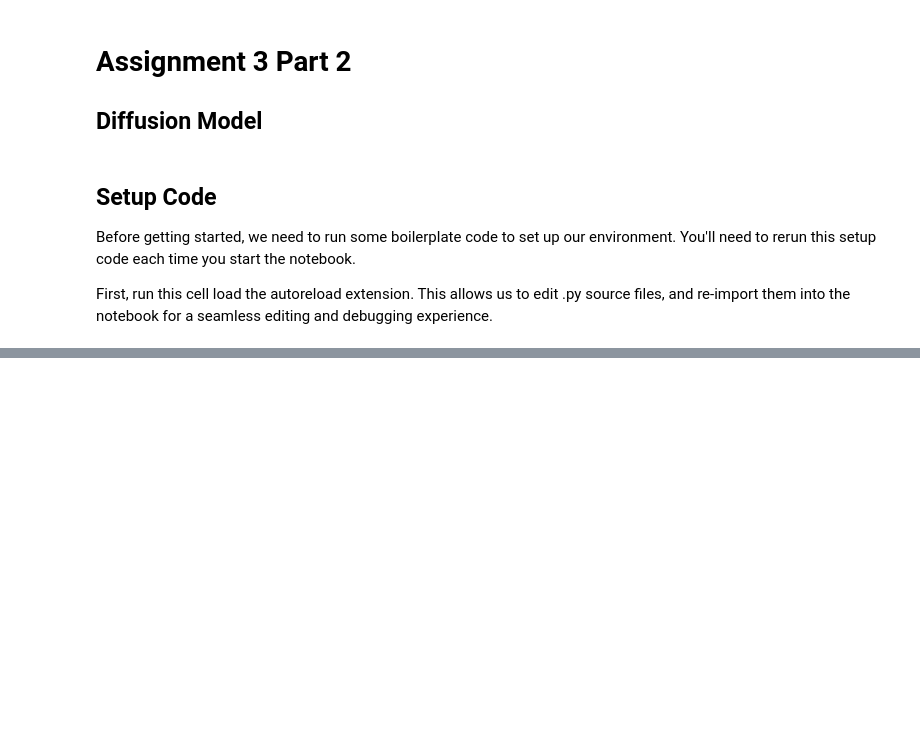
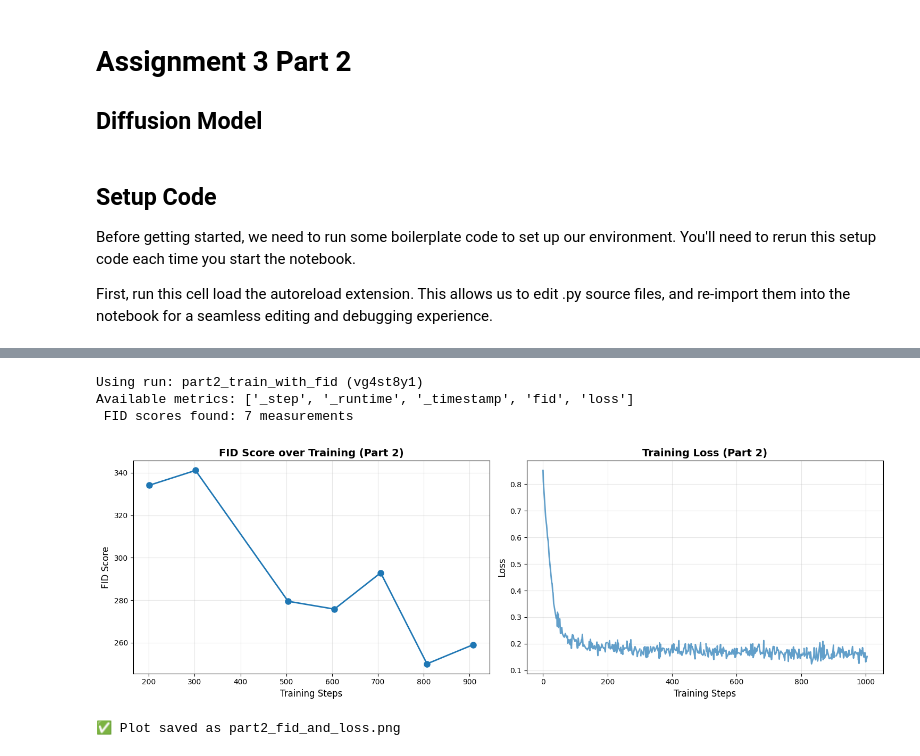
Before and after one commit to dhairyamishra/Variational-Autoencoder-and-Diffusion-Models-on-Animal-Faces-HQ-dataset__CVA_3, a Jupyter notebook: A3_PartB/A3_PartB/run_diffusion.ipynb, the cells around one changed output, grey strips where cells are left out. Saved outputs shown, nothing was run; the diff lists cells and outputs as text; code cells hidden in the pictures; blank space fills up the shorter version.

```diff
--- a/A3_PartB/A3_PartB/run_diffusion.ipynb
+++ b/A3_PartB/A3_PartB/run_diffusion.ipynb
@@ -529,0 +291,51 @@ dataset length: 5065, dataset class: cat
+# %%
+# Plot FID scores from Part 2
+import wandb
+import matplotlib.pyplot as plt
+
+# Initialize API
+api = wandb.Api()
+
+# Get the specific Part 2 run
+run = api.run("dhairya28m-nyu/DDPM_AFHQ/vg4st8y1")
+
+print(f"Using run: {run.name} ({run.id})")
+
+# Get the history
+history = run.history()
+
+print(f"Available metrics: {history.columns.tolist()}")
+
+# Plot FID and Loss
+fig, (ax1, ax2) = plt.subplots(1, 2, figsize=(15, 5))
+
+# Plot FID
+if 'fid' in history.columns:
+    fid_data = history.dropna(subset=['fid'])
+    ax1.plot(fid_data['_step'], fid_data['fid'], marker='o', linewidth=2, markersize=8)
+    ax1.set_xlabel('Training Steps', fontsize=12)
+    ax1.set_ylabel('FID Score', fontsize=12)
+    ax1.set_title('FID Score over Training (Part 2)', fontsize=14, fontweight='bold')
+    ax1.grid(True, alpha=0.3)
+    print(f" FID scores found: {len(fid_data)} measurements")
+else:
+    print("'fid' metric not found")
+
+# Plot Loss
+if 'loss' in history.columns:
+    ax2.plot(history['_step'], history['loss'], linewidth=2, alpha=0.7)
+    ax2.set_xlabel('Training Steps', fontsize=12)
+    ax2.set_ylabel('Loss', fontsize=12)
+    ax2.set_title('Training Loss (Part 2)', fontsize=14, fontweight='bold')
+    ax2.grid(True, alpha=0.3)
+
+plt.tight_layout()
+plt.savefig('part2_fid_and_loss.png', dpi=300, bbox_inches='tight')
+plt.show()
+print("✅ Plot saved as part2_fid_and_loss.png")
+# %% [output]
+Using run: part2_train_with_fid (vg4st8y1)
+Available metrics: ['_step', '_runtime', '_timestamp', 'fid', 'loss']
+ FID scores found: 7 measurements
+[figure, added]
+✅ Plot saved as part2_fid_and_loss.png
```
Also changed, not shown: parts of 25 cells of this notebook, 14 other files.
